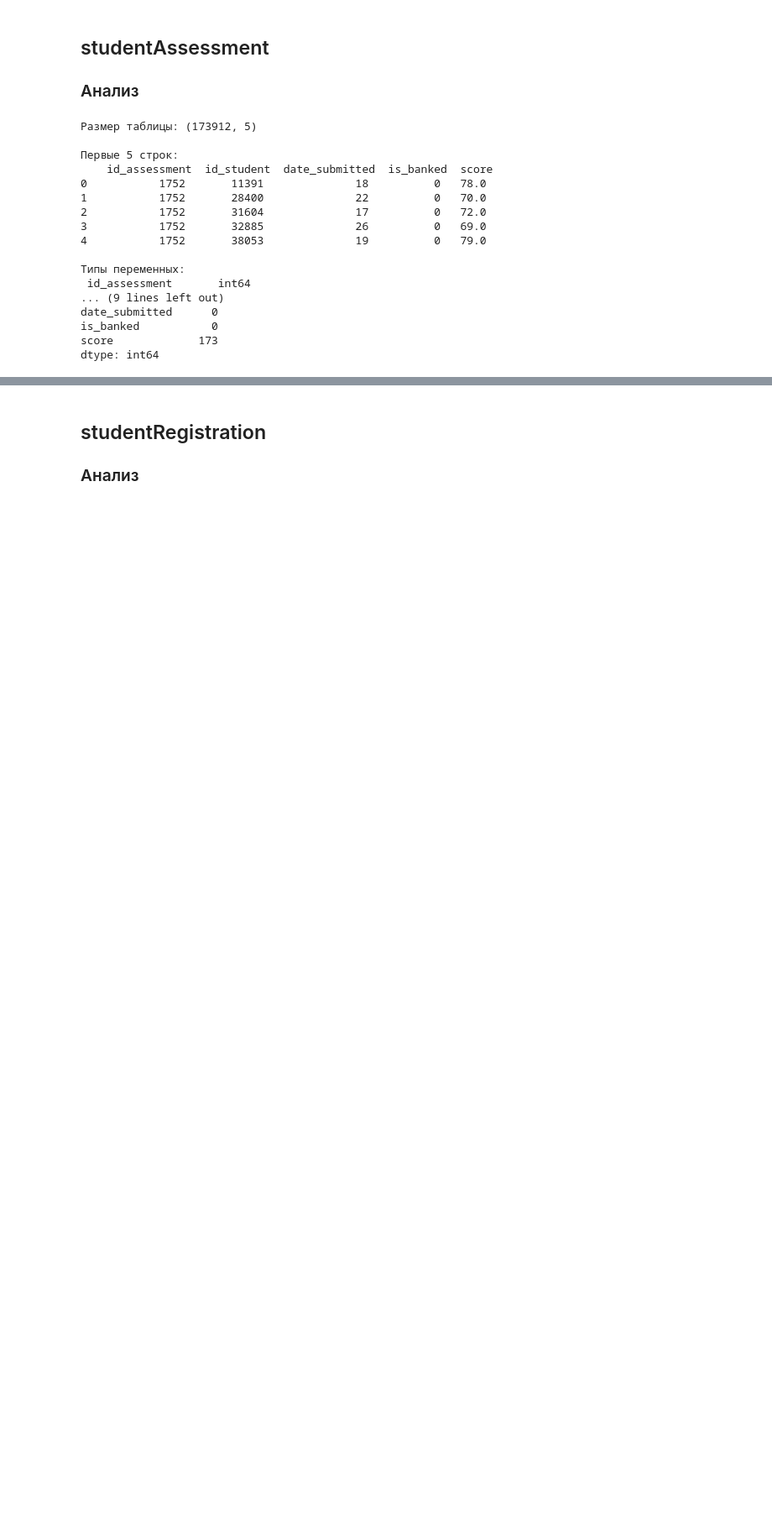
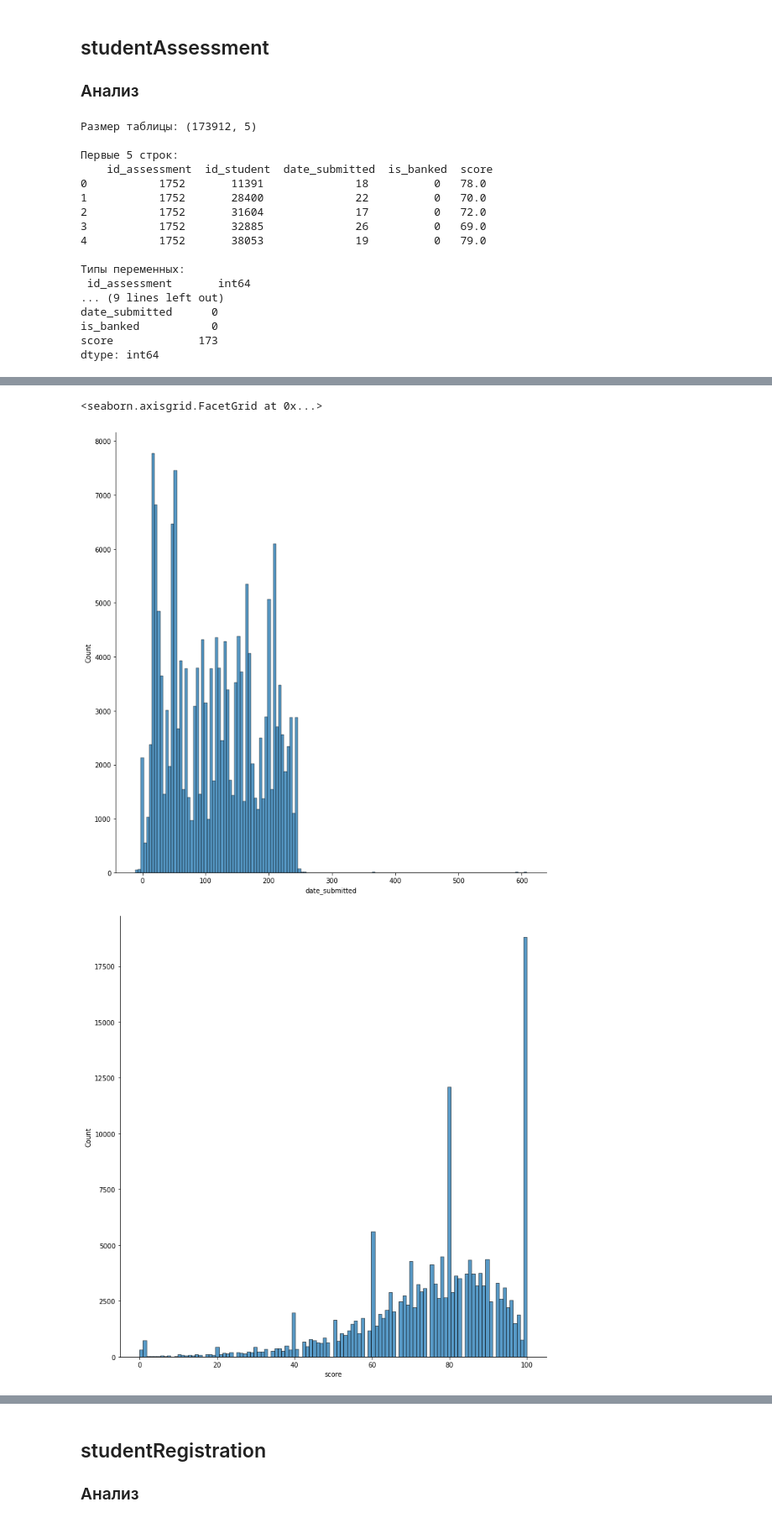
Before and after one commit to Ilyuha888/E-learning, a Jupyter notebook: E-learning.ipynb, the cells around one changed output, grey strips where cells are left out. Shown at 84% size. Saved outputs shown, nothing was run; the diff lists cells and outputs as text; code cells hidden in the pictures; blank space fills up the shorter version.

```diff
--- a/E-learning.ipynb
+++ b/E-learning.ipynb
@@ -262,10 +262,19 @@ print("Результаты элементов контроля по котор
 print("Сколько уникальных студентов:",len(studentAssessment.id_student.unique().tolist()))
 
 #date_submitted
+# Посмотрим основные статистики
+print('Основные статистики по дню сдачи:\n', studentAssessment.date_submitted.describe())
+sns.displot(data = studentAssessment, x = 'date_submitted', height = 10)
+# Хм, есть те, кто сдал форму контроля раньше начала семестра
 
 #is_banked
+#Уникальные значения
+print('Перезачтённые курсы:\n', studentAssessment.is_banked.value_counts(normalize = True), '\n')
 
 #score
+# Посмотрим основные статистики
+print('Основные статистики по оценке:\n', studentAssessment.score.describe())
+sns.displot(data = studentAssessment, x = 'score', height = 10)
 # %% [output]
 #Количество различных форм контроля 188
 
@@ -286,0 +296,3 @@ Index: []
+<seaborn.axisgrid.FacetGrid at 0x...>
+[figure, added]
+[figure, added]
```
Also changed, not shown: parts of 15 cells of this notebook.
